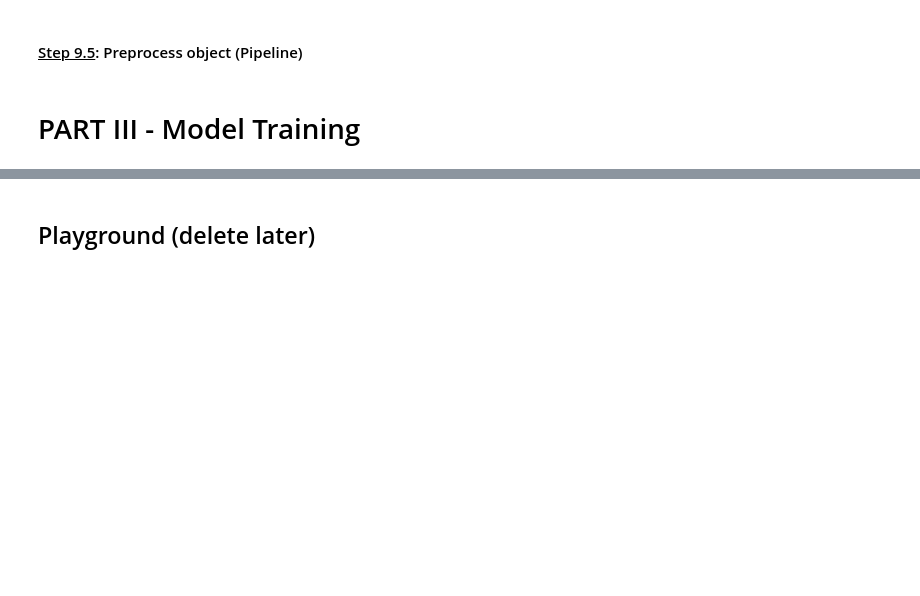
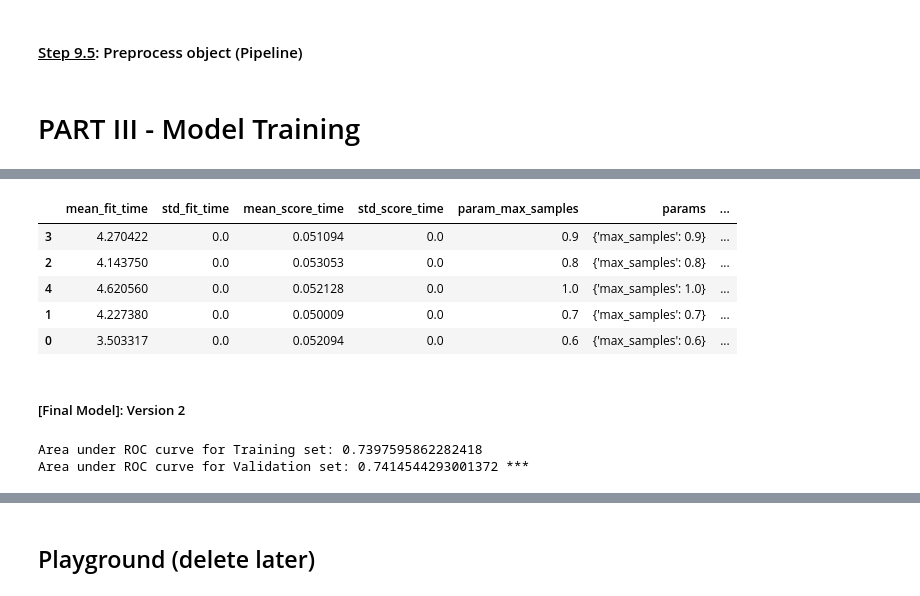
Before and after one commit to KunutBoon/interview-assignment, a Jupyter notebook: notebook/credit_default_risk.ipynb, the cells around one changed output, grey strips where cells are left out. Saved outputs shown, nothing was run; the diff lists cells and outputs as text; code cells hidden in the pictures; blank space fills up the shorter version.

```diff
--- a/notebook/credit_default_risk.ipynb
+++ b/notebook/credit_default_risk.ipynb
@@ -1663,0 +2040,29 @@ preprocessor = ColumnTransformer(transformers=[('numeric', numeric_processor, li
+# %%
+# selected parameter:
+# - min_samples_leaf: 0.01
+# - criterion: "entropy"
+# - n_estimators: 100
+# - max_features: 'log2'
+# - max_samples: 0.8
+
+param_grid = {
+    "max_samples": [0.6, 0.7, 0.8, 0.9, 1.0]
+}
+initial_model = RandomForestClassifier(n_jobs=N_JOBS, class_weight=dict_class_weight, random_state=RANDOM_SEED,
+                                       min_samples_leaf=0.01, criterion='entropy', n_estimators=100, max_features='log2')
+
+X_train_s = X_train.loc[:, list_selected_features]
+X_valid_s = X_valid.loc[:, list_selected_features]
+
+df_cv_results = grid_search_cv(initial_model, param_grid, X_train=X_train_s, X_valid=X_valid_s, Y_train=Y_train, Y_valid=Y_valid)
+# %%
+df_cv_results
+# %% [output]
+|  | mean_fit_time | std_fit_time | mean_score_time | std_score_time | param_max_samples | params | ... |
+| 3 | 4.270422 | 0.0 | 0.051094 | 0.0 | 0.9 | {'max_samples': 0.9} | ... |
+| 2 | 4.143750 | 0.0 | 0.053053 | 0.0 | 0.8 | {'max_samples': 0.8} | ... |
+| 4 | 4.620560 | 0.0 | 0.052128 | 0.0 | 1.0 | {'max_samples': 1.0} | ... |
+| 1 | 4.227380 | 0.0 | 0.050009 | 0.0 | 0.7 | {'max_samples': 0.7} | ... |
+| 0 | 3.503317 | 0.0 | 0.052094 | 0.0 | 0.6 | {'max_samples': 0.6} | ... |
+# %% [markdown]
+##### \[Final Model\]: Version 2
@@ -1663,0 +2079,9 @@ preprocessor = ColumnTransformer(transformers=[('numeric', numeric_processor, li
+# %%
+roc_auc_score_train = roc_auc_score(Y_train, y_train_prob_pred)
+roc_auc_score_valid = roc_auc_score(Y_valid, y_valid_prob_pred)
+
+print("Area under ROC curve for Training set: {}".format(roc_auc_score_train))
+print("Area under ROC curve for Validation set: {} ***".format(roc_auc_score_valid))
+# %% [output]
+Area under ROC curve for Training set: 0.7397595862282418
+Area under ROC curve for Validation set: 0.7414544293001372 ***
```
Also changed, not shown: parts of 58 cells of this notebook, 1 other file.
